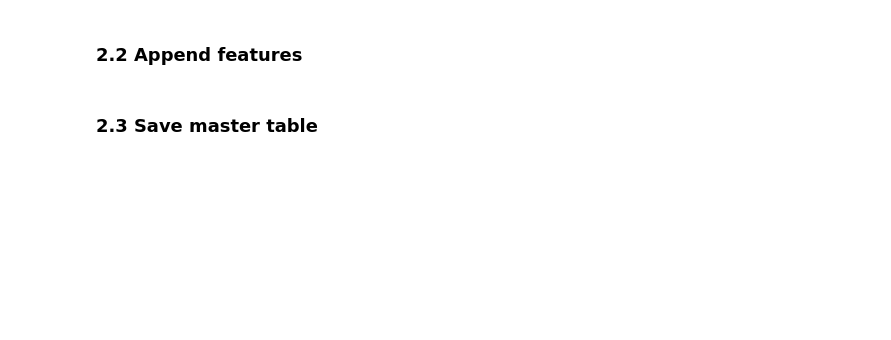
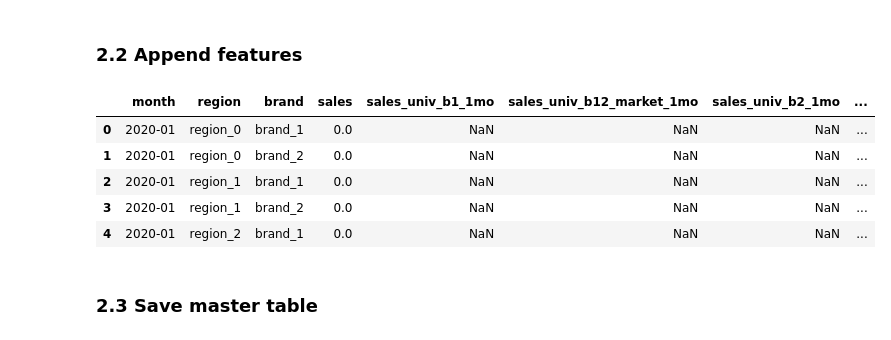
Before and after one commit to Bulbasaurzc/novartis-datathon-2021, a Jupyter notebook: notebooks/2_master_creation.ipynb, the cells around one changed output. Saved outputs shown, nothing was run; the diff lists cells and outputs as text; code cells hidden in the pictures; blank space fills up the shorter version.

```diff
--- a/notebooks/2_master_creation.ipynb
+++ b/notebooks/2_master_creation.ipynb
@@ -39,16 +34,17 @@ master
 # %% [markdown]
 ### 2.2 Append features
-# %%
-
-
-region_features = extract_region_features()
-brand_features = ..
-
-
-
-
-
-master = master.join(region_features, how = 'left', on = ['month', 'region', 'brand'])
+# %%
+sales_features = extract_sales_features(sales_train)
+
+master = master.merge(sales_features, how = 'left', on = ['month', 'region', 'brand'])
+master.head()
+# %% [output]
+|  | month | region | brand | sales | sales_univ_b1_1mo | sales_univ_b12_market_1mo | sales_univ_b2_1mo | ... |
+| 0 | 2020-01 | region_0 | brand_1 | 0.0 | NaN | NaN | NaN | ... |
+| 1 | 2020-01 | region_0 | brand_2 | 0.0 | NaN | NaN | NaN | ... |
+| 2 | 2020-01 | region_1 | brand_1 | 0.0 | NaN | NaN | NaN | ... |
+| 3 | 2020-01 | region_1 | brand_2 | 0.0 | NaN | NaN | NaN | ... |
+| 4 | 2020-01 | region_2 | brand_1 | 0.0 | NaN | NaN | NaN | ... |
 # %% [markdown]
 ### 2.3 Save master table
 # %%
```
Also changed, not shown: parts of 3 cells of this notebook, 2 other files.
